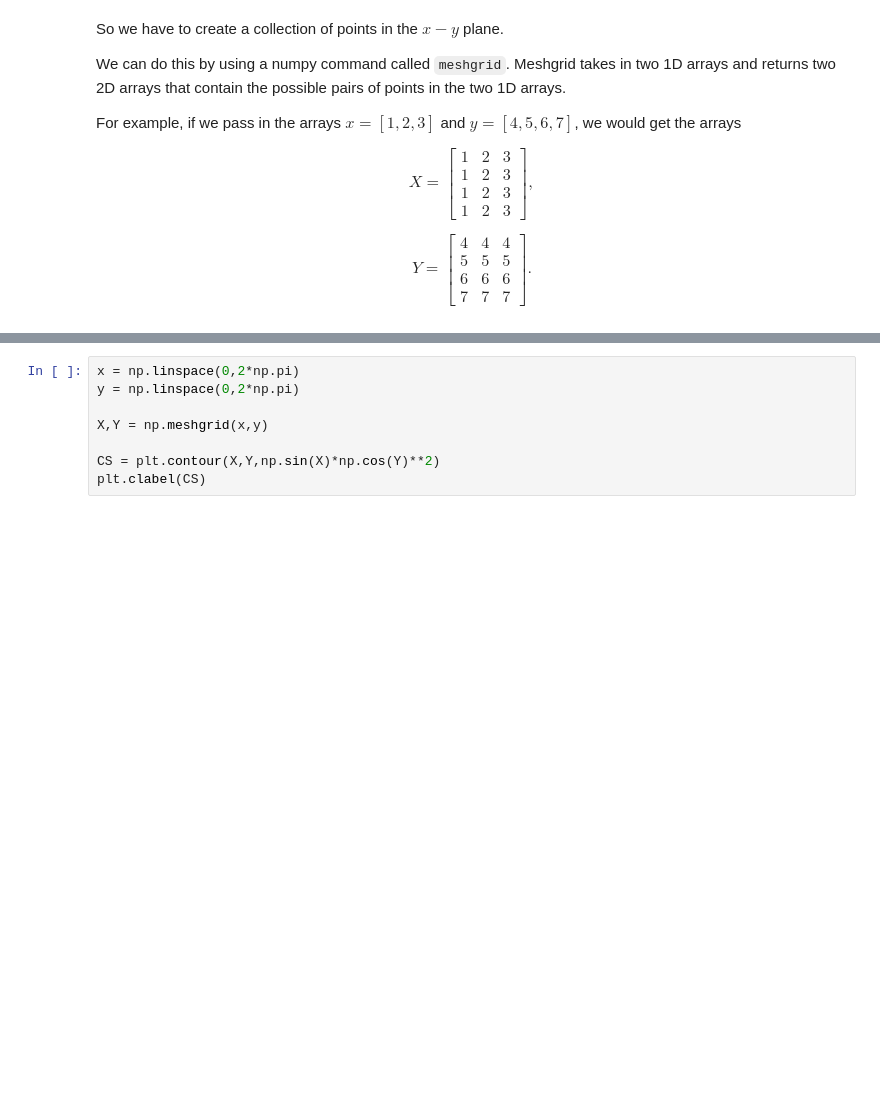
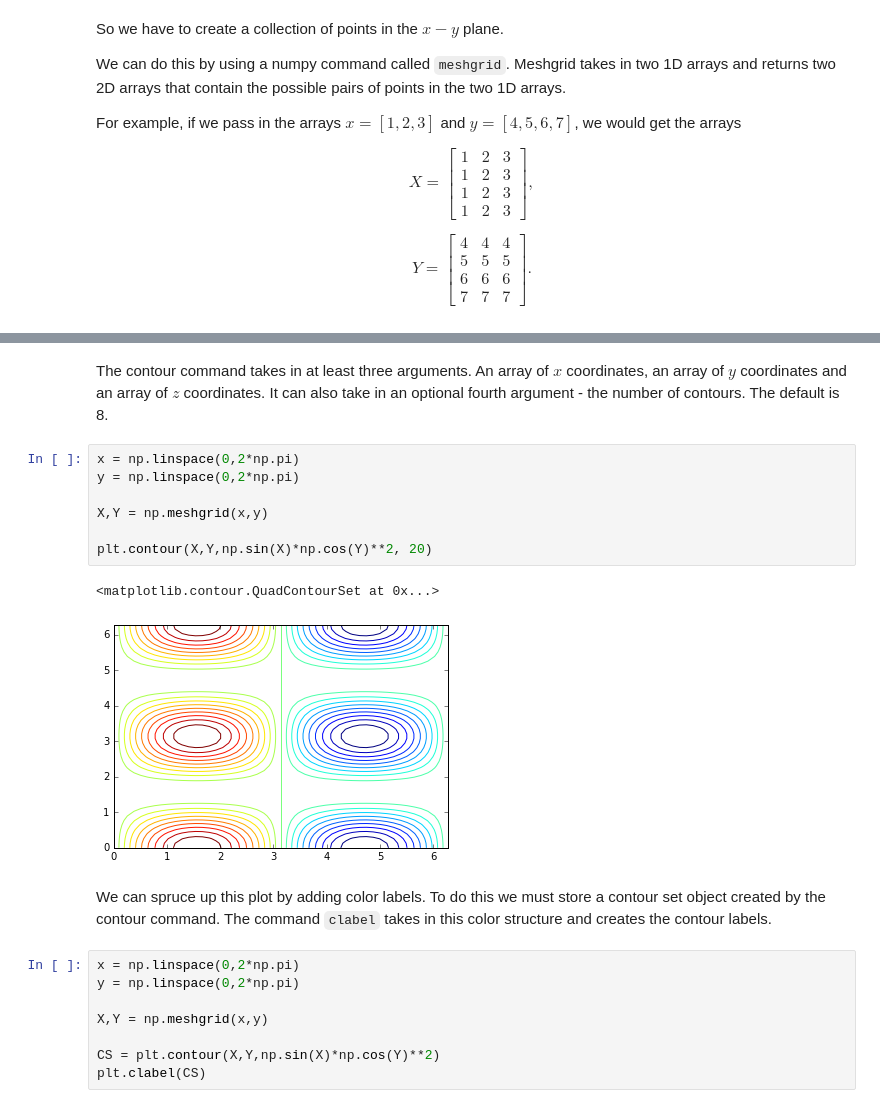
Before and after one commit to lukasbystricky/ISC-3313, a Jupyter notebook: lectures/chapter3/3-more_matplotlib.ipynb, the cells around one changed output, grey strips where cells are left out. Cells and saved outputs as stored; diff of their text form; blank space fills up the shorter version.

```diff
--- a/lectures/chapter3/3-more_matplotlib.ipynb
+++ b/lectures/chapter3/3-more_matplotlib.ipynb
@@ -95,3 +111,17 @@ $$Y = \begin{bmatrix} 4 & 4 & 4\\ 5& 5& 5\\6 & 6 & 6\\7 & 7& 7\end{bmatrix}.$$
+# %% [markdown]
+The contour command takes in at least three arguments. An array of $x$ coordinates, an array of $y$ coordinates and an array of $z$ coordinates. It can also take in an optional fourth argument - the number of contours. The default is 8.
+# %%
+x = np.linspace(0,2*np.pi)
+y = np.linspace(0,2*np.pi)
+
+X,Y = np.meshgrid(x,y)
+
+plt.contour(X,Y,np.sin(X)*np.cos(Y)**2, 20)
+# %% [output]
+<matplotlib.contour.QuadContourSet at 0x...>
+[figure, added]
+# %% [markdown]
+We can spruce up this plot by adding color labels. To do this we must store a contour set object created by the contour command. The command `clabel` takes in this color structure and creates the contour labels.
 # %%
 x = np.linspace(0,2*np.pi)
 y = np.linspace(0,2*np.pi)
```
Also changed, not shown: parts of 9 cells of this notebook.
